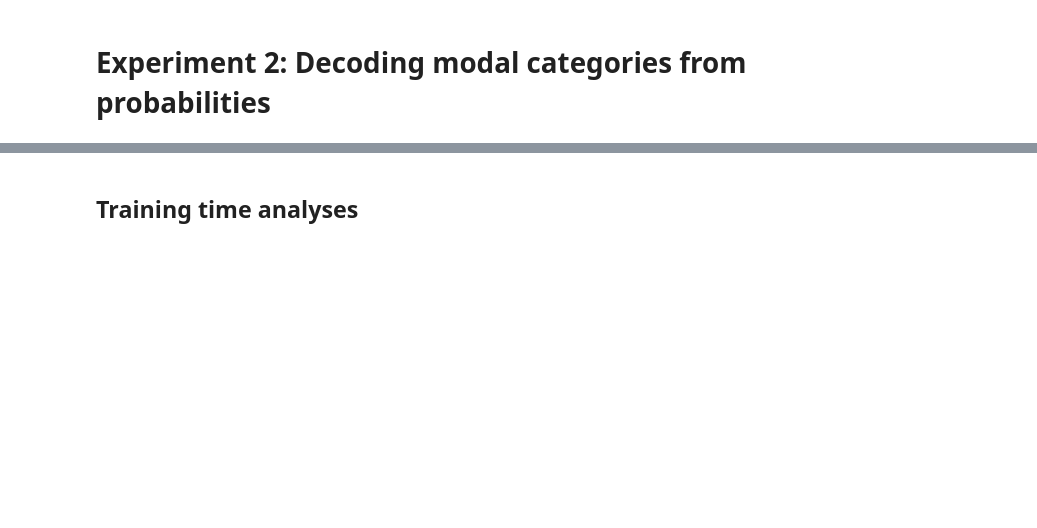
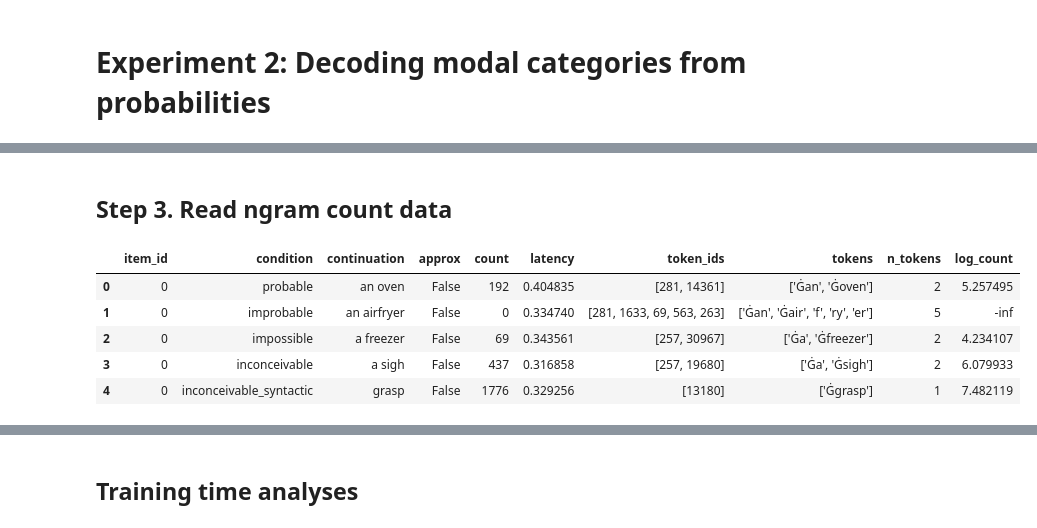
Before and after one commit to jennhu/shades-of-zero, a Jupyter notebook: analysis/figures.ipynb, the cells around one changed output, grey strips where cells are left out. Drawn from its saved outputs; the diff is of its cells as text; code cells hidden in the pictures; blank space fills up the shorter version.

```diff
--- a/analysis/figures.ipynb
+++ b/analysis/figures.ipynb
@@ -257,0 +231,13 @@ for metric in ["sum", "mean"]:
+# %% [markdown]
+## Step 3. Read ngram count data
+# %%
+ngram_counts = pd.read_csv(f"{NGRAM_DIR}/counts_{NGRAM_INDEX}.csv")
+ngram_counts["log_count"] = np.log(ngram_counts["count"])
+ngram_counts.head()
+# %% [output]
+|  | item_id | condition | continuation | approx | count | latency | token_ids | tokens | n_tokens | log_count |
+| 0 | 0 | probable | an oven | False | 192 | 0.404835 | [281, 14361] | ['Ġan', 'Ġoven'] | 2 | 5.257495 |
+| 1 | 0 | improbable | an airfryer | False | 0 | 0.334740 | [281, 1633, 69, 563, 263] | ['Ġan', 'Ġair', 'f', 'ry', 'er'] | 5 | -inf |
+| 2 | 0 | impossible | a freezer | False | 69 | 0.343561 | [257, 30967] | ['Ġa', 'Ġfreezer'] | 2 | 4.234107 |
+| 3 | 0 | inconceivable | a sigh | False | 437 | 0.316858 | [257, 19680] | ['Ġa', 'Ġsigh'] | 2 | 6.079933 |
+| 4 | 0 | inconceivable_syntactic | grasp | False | 1776 | 0.329256 | [13180] | ['Ġgrasp'] | 1 | 7.482119 |
```
Also changed, not shown: parts of 25 cells of this notebook, 9 other files.
